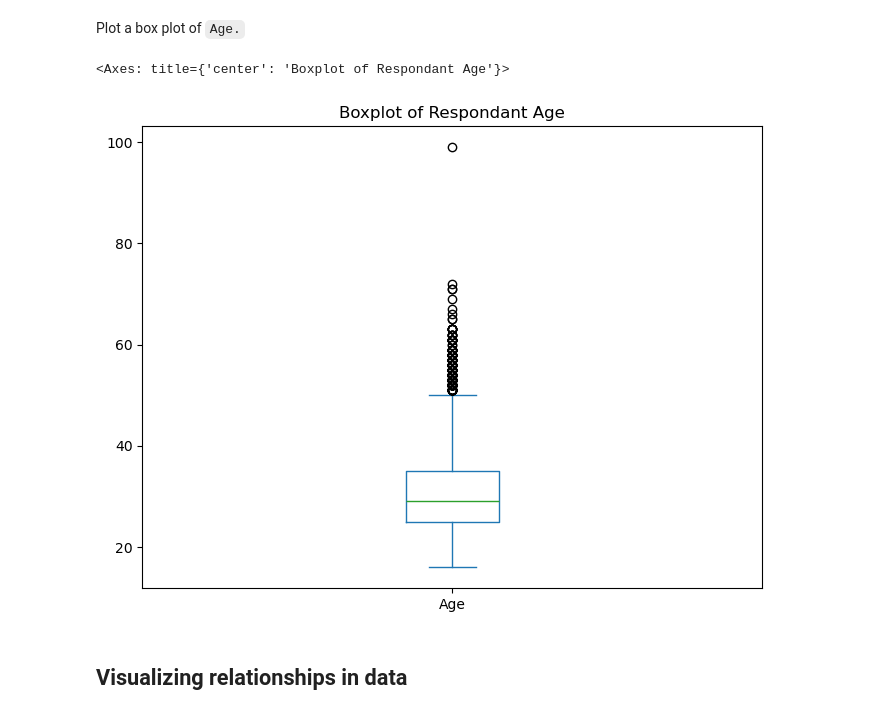
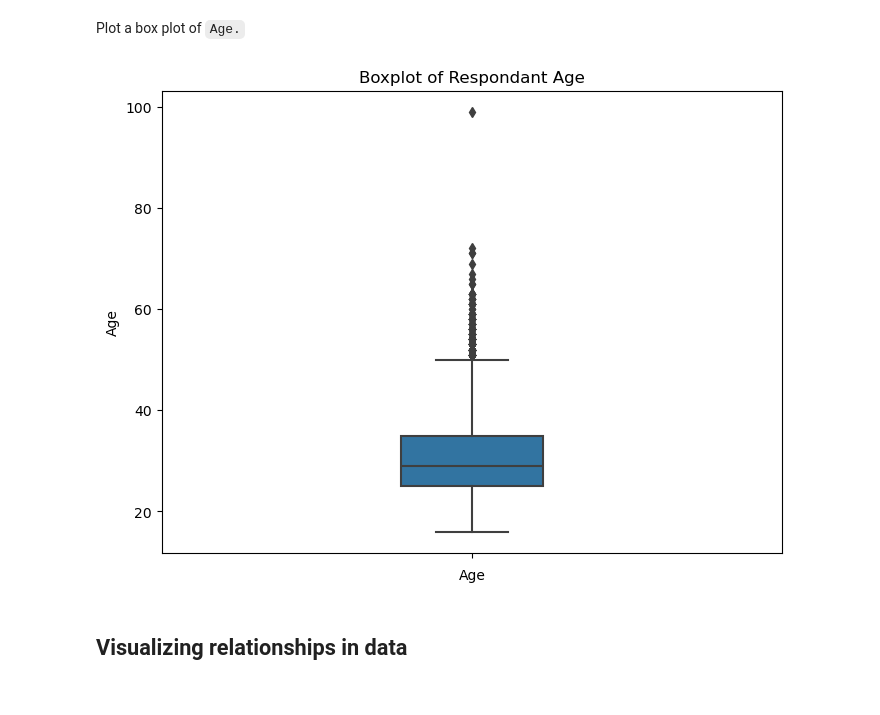
Before and after one commit to bradleyholt/IBM_Data_Analytics, a Jupyter notebook: Capstone_Project/Data Visualization/M4DataVisualization-lab.ipynb, the cells around one changed output. Saved outputs shown, nothing was run; the diff lists cells and outputs as text; code cells hidden in the pictures.

```diff
--- a/Capstone_Project/Data Visualization/M4DataVisualization-lab.ipynb
+++ b/Capstone_Project/Data Visualization/M4DataVisualization-lab.ipynb
@@ -183,16 +208,20 @@ Plot a box plot of `Age.`
 # %%
 # Set SQL query
 QUERY = """
 SELECT Age
 FROM master
 """
 df = pd.read_sql_query(QUERY, conn)
-df.plot(kind='box',
-        title='Boxplot of Respondant Age',
-        figsize=(8,6))
+
+plt.figure(figsize=(8,6))
+sns.boxplot(data=df,
+            y='Age',
+            width=.23)
+plt.title('Boxplot of Respondant Age')
+plt.xlabel('Age')
+plt.show()
 # %% [output]
-<Axes: title={'center': 'Boxplot of Respondant Age'}>
-[figure, old version]
+[figure, new version]
 # %% [markdown]
 ## Visualizing relationships in data
 # %% [markdown]
```
Also changed, not shown: parts of 7 cells of this notebook.
